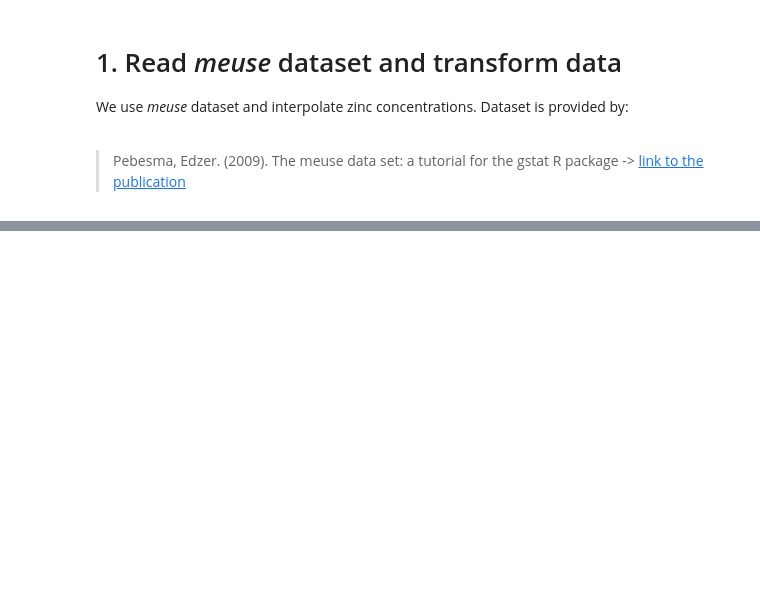
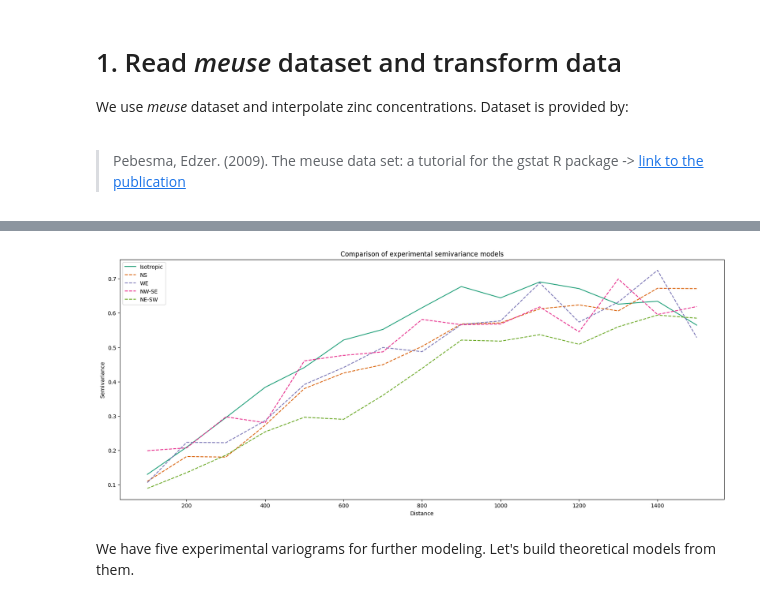
Before and after one commit to DataverseLabs/pyinterpolate, a Jupyter notebook: tutorials/Directional Ordinary Kriging (Intermediate).ipynb, the cells around one changed output, grey strips where cells are left out. Cells and saved outputs as stored; diff of their text form; code cells hidden in the pictures; blank space fills up the shorter version.

```diff
--- a/tutorials/Directional Ordinary Kriging (Intermediate).ipynb
+++ b/tutorials/Directional Ordinary Kriging (Intermediate).ipynb
@@ -33,0 +78,10 @@ import pyinterpolate as ptp
+# %%
+dirvar = DirectionalVariogram(input_array=df[['x', 'y', 'log-zinc']],
+                              step_size=STEP_SIZE,
+                              max_range=MAX_RANGE,
+                              method='e')
+dirvar.show()
+# %% [output]
+[figure, added]
+# %% [markdown]
+We have five experimental variograms for further modeling. Let's build theoretical models from them.
```
Also changed, not shown: parts of 19 cells of this notebook, 3 other files.
